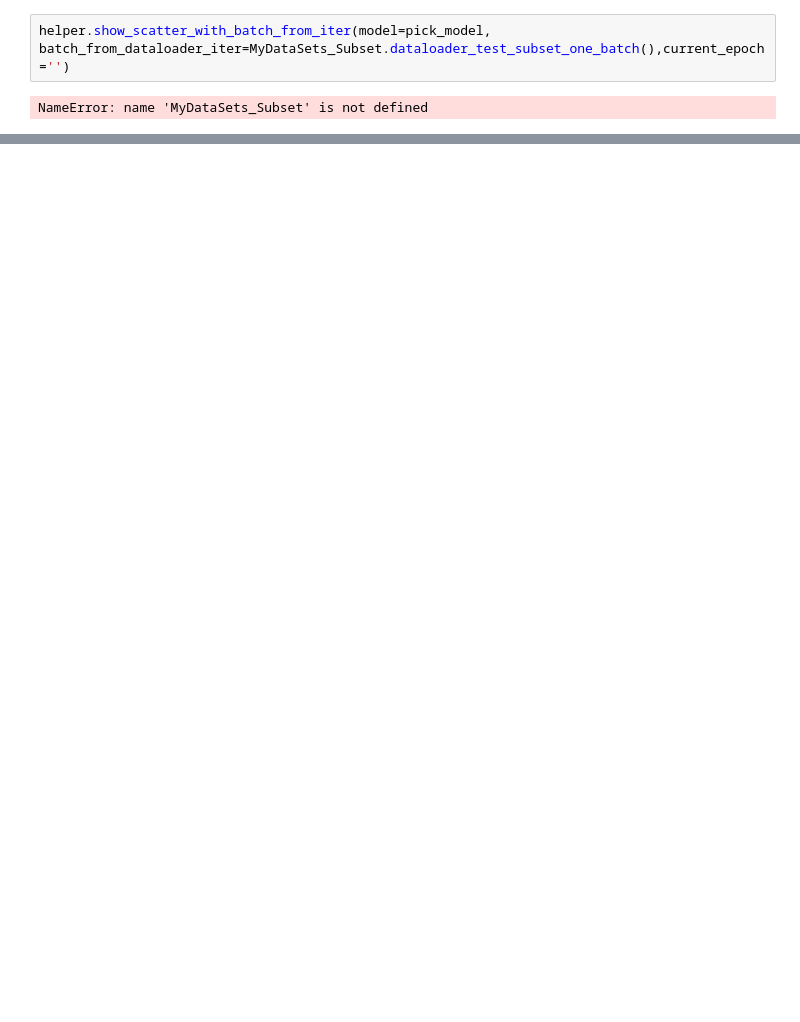
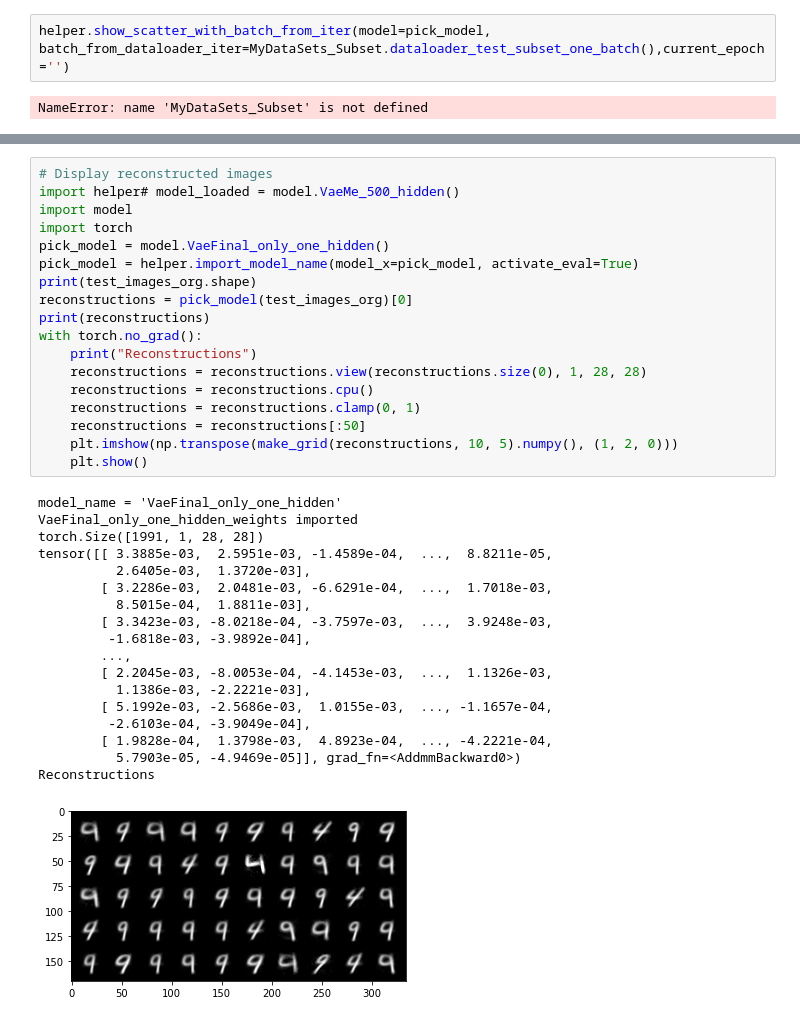
Before and after one commit to DominikOcsofszki/mlp, a Jupyter notebook: binary_final.ipynb, the cells around one changed output, grey strips where cells are left out. Saved outputs shown, nothing was run; the diff lists cells and outputs as text; blank space fills up the shorter version.

```diff
--- a/binary_final.ipynb
+++ b/binary_final.ipynb
@@ -35,0 +65,37 @@ NameError: name 'MyDataSets_Subset' is not defined
+# %%
+# Display reconstructed images
+import helper# model_loaded = model.VaeMe_500_hidden()
+import model
+import torch
+pick_model = model.VaeFinal_only_one_hidden()
+pick_model = helper.import_model_name(model_x=pick_model, activate_eval=True)
+print(test_images_org.shape)
+reconstructions = pick_model(test_images_org)[0]
+print(reconstructions)
+with torch.no_grad():
+    print("Reconstructions")
+    reconstructions = reconstructions.view(reconstructions.size(0), 1, 28, 28)
+    reconstructions = reconstructions.cpu()
+    reconstructions = reconstructions.clamp(0, 1)
+    reconstructions = reconstructions[:50]
+    plt.imshow(np.transpose(make_grid(reconstructions, 10, 5).numpy(), (1, 2, 0)))
+    plt.show()
+# %% [output]
+model_name = 'VaeFinal_only_one_hidden'
+VaeFinal_only_one_hidden_weights imported
+torch.Size([1991, 1, 28, 28])
+tensor([[ 3.3885e-03,  2.5951e-03, -1.4589e-04,  ...,  8.8211e-05,
+          2.6405e-03,  1.3720e-03],
+        [ 3.2286e-03,  2.0481e-03, -6.6291e-04,  ...,  1.7018e-03,
+          8.5015e-04,  1.8811e-03],
+        [ 3.3423e-03, -8.0218e-04, -3.7597e-03,  ...,  3.9248e-03,
+         -1.6818e-03, -3.9892e-04],
+        ...,
+        [ 2.2045e-03, -8.0053e-04, -4.1453e-03,  ...,  1.1326e-03,
+          1.1386e-03, -2.2221e-03],
+        [ 5.1992e-03, -2.5686e-03,  1.0155e-03,  ..., -1.1657e-04,
+         -2.6103e-04, -3.9049e-04],
+        [ 1.9828e-04,  1.3798e-03,  4.8923e-04,  ..., -4.2221e-04,
+          5.7903e-05, -4.9469e-05]], grad_fn=<AddmmBackward0>)
+Reconstructions
+[figure, added]
```
Also changed, not shown: parts of 4 cells of this notebook, 6 other files.
